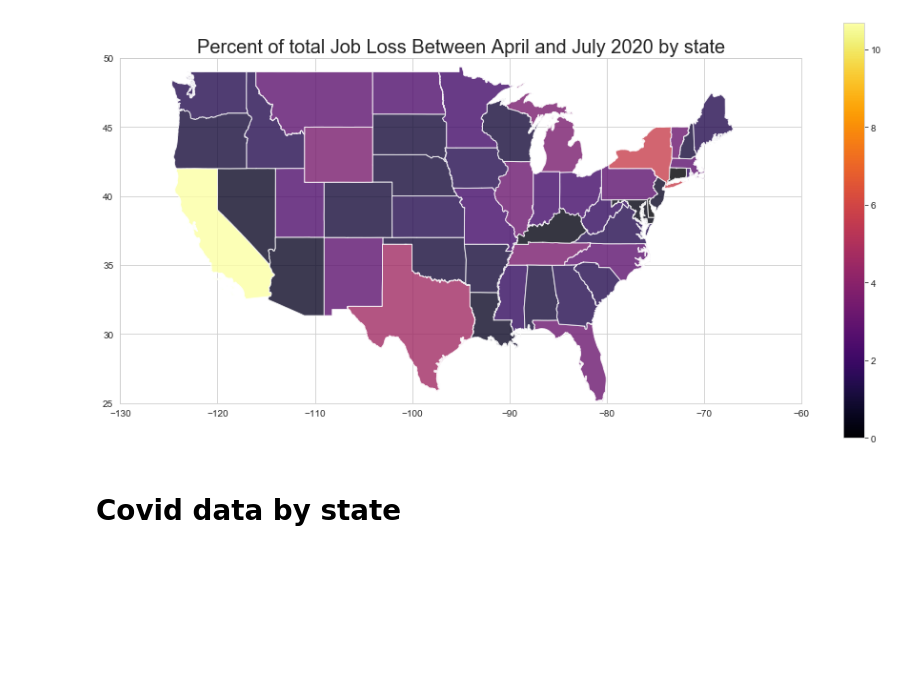
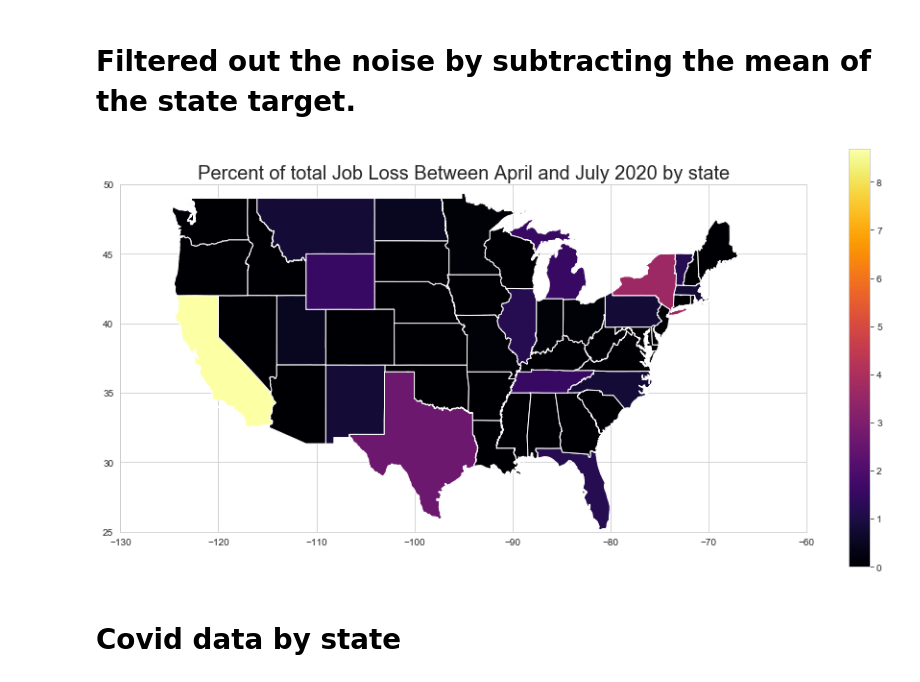
Before and after one commit to danvalen1/Corona-Employment, a Jupyter notebook: notebooks/tjh/Visualizations.ipynb, the cells around one changed output. Cells and saved outputs as stored; diff of their text form; code cells hidden in the pictures; blank space fills up the shorter version.

```diff
--- a/notebooks/tjh/Visualizations.ipynb
+++ b/notebooks/tjh/Visualizations.ipynb
@@ -45,4 +45,6 @@ us_shape = gpd.read_file('../../src/data/cb_2018_us_state_500k.shp')
 df = pd.read_csv('../../src/csv/final_dataframe_graphing.csv')
 df_model = pd.read_csv('../../src/csv/final_dataframe.csv')
 us_shape.STATEFP = us_shape.STATEFP.astype(int)
+# %% [markdown]
+# Filtered out the noise by subtracting the mean of the state target.
 # %%
@@ -50,34 +53,26 @@ target_sum_state = df.groupby(["GESTFIPS"]).target.sum().reset_index()
 
 us_shape_target = us_shape.merge(target_sum_state, left_on='STATEFP', right_on='GESTFIPS', how='inner')
 us_shape_target.target = us_shape_target.target/us_shape_target.target.sum() * 100
+# %%
+us_shape_target.target = us_shape_target.target - us_shape_target.target.median()
+us_shape_target.target = [x if x > 0 else 0 for x in us_shape_target.target]
 # %%
-def plot_job_lost(df):
-    fig, ax = plt.subplots(figsize = (16,8))
-    merged.plot(ax=ax,
-                         alpha = 0.8,
+merged = us_shape_target.copy()
+merged['coords'] = merged['geometry'].apply(lambda x: x.representative_point().coords[:])
+merged['coords'] = [coords[0] for coords in merged['coords']]
+
+fig, ax = plt.subplots(figsize = (16,8))
+merged.plot(ax=ax,
+                         alpha = 1,
                          column='target',
                          cmap = 'inferno',
-                             legend=True)
-    ax.set_ylim(25,50)
-    ax.set_xlim(-130,-60)
-    ax.set_title("Percent of total Job Loss Between April and July 2020 by state", size=20);
+                         legend=True)
+ax.set_ylim(25,50)
+ax.set_xlim(-130,-60)
+ax.set_title("Percent of total Job Loss Between April and July 2020 by state", size=20);
+fig.savefig('../../images/job_loss_state.png', bbox_inches='tight')
+# %% [output]
+[figure, added]
-# %%
-merged = us_shape_target.copy()
-merged['coords'] = merged['geometry'].apply(lambda x: x.representative_point().coords[:])
-merged['coords'] = [coords[0] for coords in merged['coords']]
-
-fig, ax = plt.subplots(figsize = (16,8))
-merged.plot(ax=ax,
-                         alpha = 0.8,
-                         column='target',
-                         cmap = 'inferno',
-                         legend=True)
-ax.set_ylim(25,50)
-ax.set_xlim(-130,-60)
-ax.set_title("Percent of total Job Loss Between April and July 2020 by state", size=20);
-fig.savefig('../../images/job_loss_state.png', bbox_inches='tight')
-# %% [output]
-[figure, removed]
 # %% [markdown]
 # Covid data by state
 # %%
```
Also changed, not shown: parts of 6 cells of this notebook, 12 other files.
